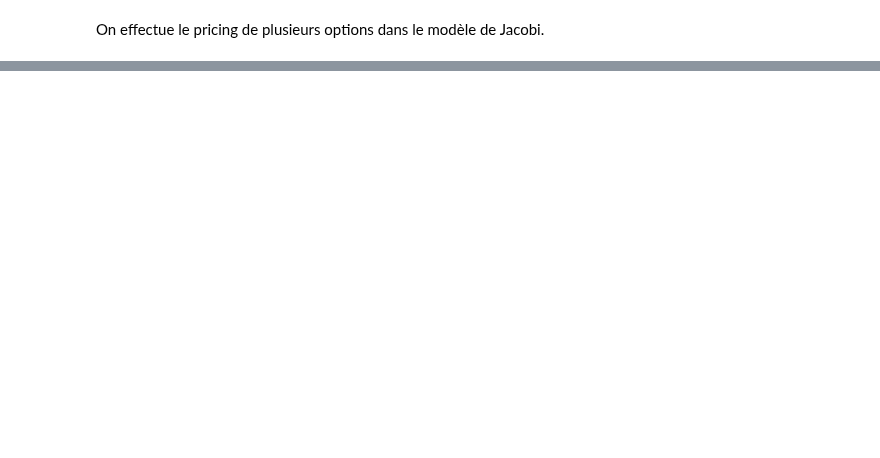
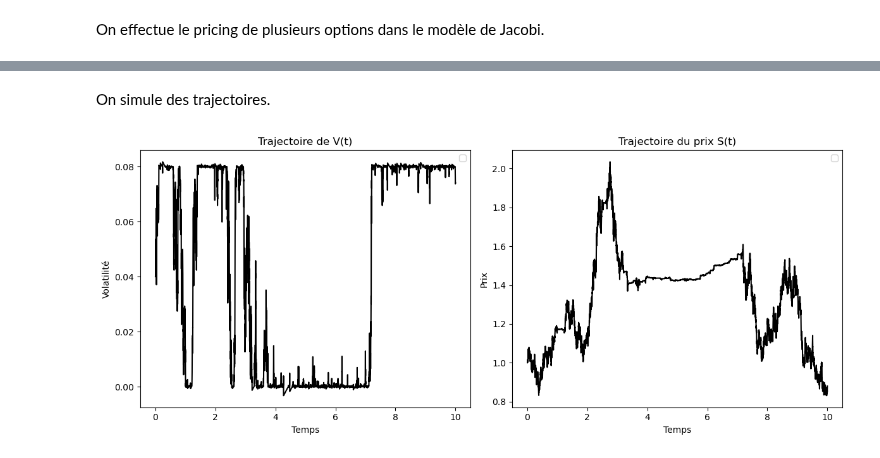
Before and after one commit to maxence2508/stage-cermics, a Jupyter notebook: jacobi.ipynb, the cells around one changed output, grey strips where cells are left out. Cells and saved outputs as stored; diff of their text form; code cells hidden in the pictures; blank space fills up the shorter version.

```diff
--- a/jacobi.ipynb
+++ b/jacobi.ipynb
@@ -168,0 +202,53 @@ N=70 Prix call = 0.04174108826055109
+# %% [markdown]
+On simule des trajectoires.
+# %%
+V0 = 0.04
+X0 = 0.
+v_min = 10**(-4)
+v_max = 0.08
+sigma = 1.
+rho = -0.5
+kappa = 0.5
+theta = 0.04
+delta = 0.
+k = 0.
+T = 1/12
+r = 0.
+sigma_w = sigma
+mu_w = 0.005
+
+model = JacobiPricing(V0, X0, v_min, v_max, sigma, rho, kappa, theta, delta, mu_w, sigma_w, r)
+
+# Paramètres de simulation
+T = 10       # horizon de temps (1 an)
+n_T = 10000      # nombre de pas de temps
+
+# Simuler la trajectoire (V_t, X_t)
+path = model.simulate_path(model.V0, model.X0, n_T, T)
+
+# Extraire les composantes
+V = path[:, 0]  # volatilité
+X = path[:, 1]  # log-prix
+t = np.linspace(0, T, n_T+1)
+
+# Tracer la trajectoire
+plt.figure(figsize=(12, 5))
+
+plt.subplot(1, 2, 1)
+plt.plot(t, V, color='black')
+plt.xlabel('Temps')
+plt.ylabel('Volatilité')
+plt.title('Trajectoire de V(t)')
+plt.legend()
+
+plt.subplot(1, 2, 2)
+plt.plot(t, np.exp(X), color='black')
+plt.xlabel('Temps')
+plt.ylabel('Prix')
+plt.title('Trajectoire du prix S(t)')
+plt.legend()
+
+plt.tight_layout()
+plt.show()
+# %% [output]
+[figure, added]
```
Also changed, not shown: parts of 4 cells of this notebook.
